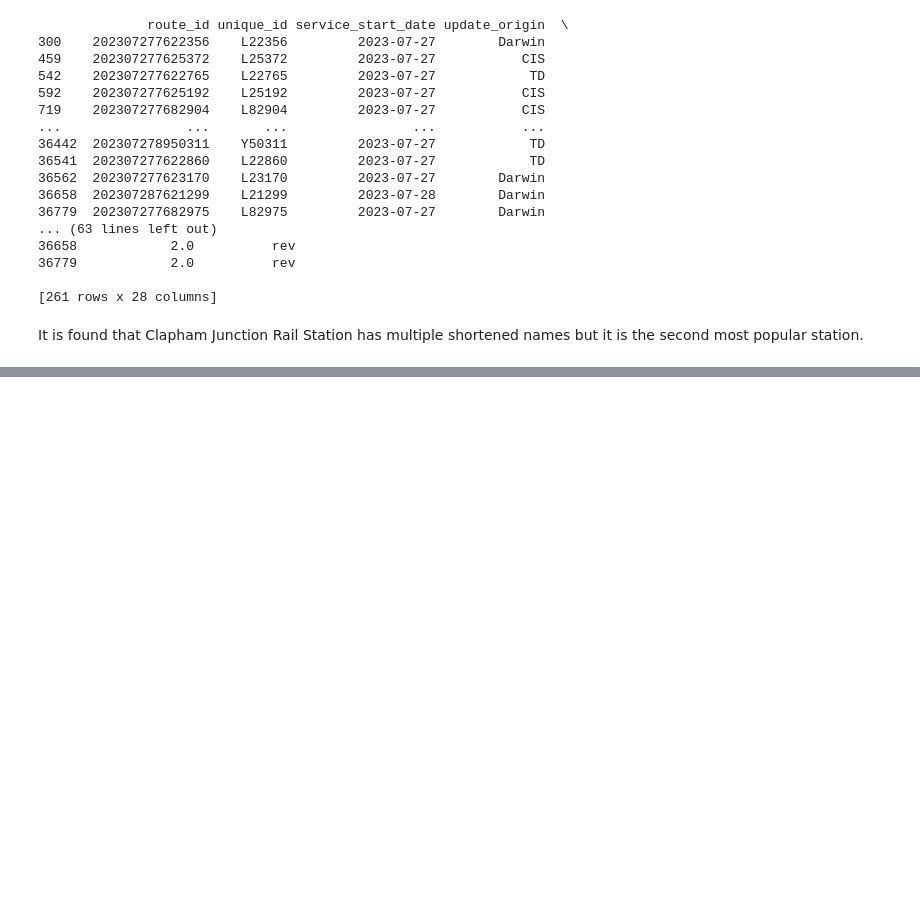
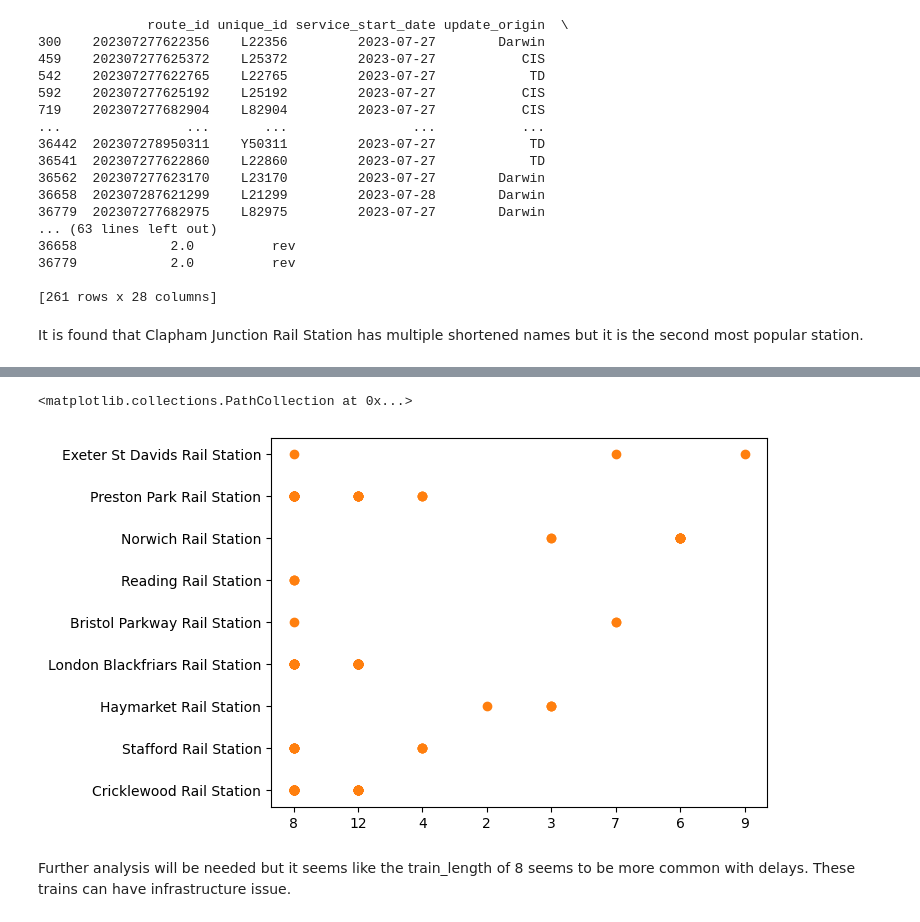
Before and after one commit to AndrewJarjis/FinalProject, a Jupyter notebook: DEprojectEDA.ipynb, the cells around one changed output, grey strips where cells are left out. Cells and saved outputs as stored; diff of their text form; code cells hidden in the pictures; blank space fills up the shorter version.

```diff
--- a/DEprojectEDA.ipynb
+++ b/DEprojectEDA.ipynb
@@ -376,0 +467,10 @@ Text(0.5, 1.0, 'Count by Station and Date')
+# %%
+#Let's look at the stations with most delays and look into the details on each station.
+delayed_stations_df = merged[merged['is_delayed_arrival'] == True]
+
+
+station_delays = delayed_stations_df.groupby('StationName').size().reset_index(name='delay_count')
+
+station_delays = station_delays.sort_values('delay_count', ascending=False).head(10)
+
+print(station_delays)
@@ -376,0 +489,7 @@ Text(0.5, 1.0, 'Count by Station and Date')
+# %%
+#Compare the top 10 station with delays with the length of train.
+train_df = merged[['StationName', 'train_length']]
+
+# Inner join on StationName
+train_length_df = station_delays.merge(train_df, on='StationName', how='inner')
+train_length_df.head(10)
@@ -376,0 +508,10 @@ Text(0.5, 1.0, 'Count by Station and Date')
+# %%
+train_length_df = train_length_df.dropna()
+plt.scatter(train_length_df['delay_count'], train_length_df['train_length'])
+cleaned_train_length = train_length_df.fillna(0)
+plt.scatter(cleaned_train_length['train_length'], cleaned_train_length['StationName'])
+# %% [output]
+<matplotlib.collections.PathCollection at 0x...>
+[figure, added]
+# %% [markdown]
+Further analysis will be needed but it seems like the train_length of 8 seems to be more common with delays. These trains can have infrastructure issue.
```
Also changed, not shown: parts of 27 cells of this notebook.
